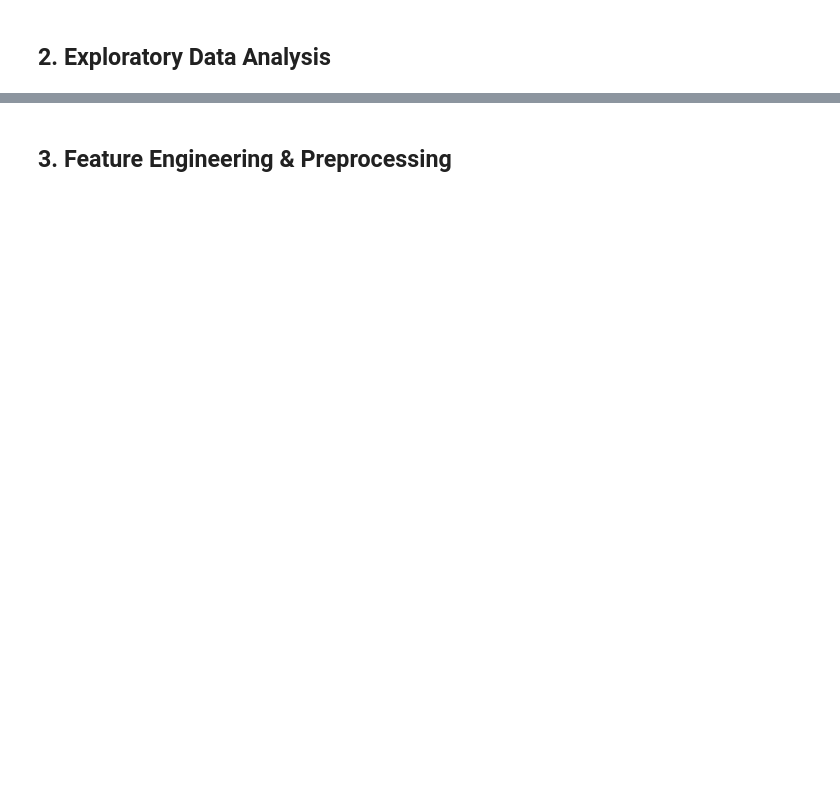
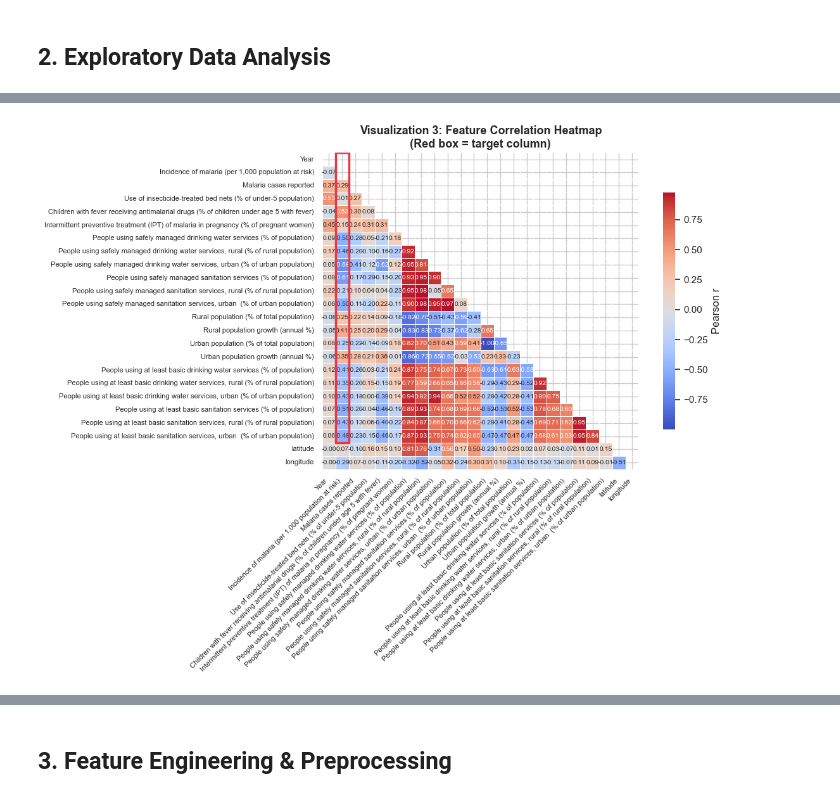
Before and after one commit to Elvin100s/Summative1, a Jupyter notebook: linear_regression_model/summative/linear_regression/multivariate.ipynb, the cells around one changed output, grey strips where cells are left out. Cells and saved outputs as stored; diff of their text form; code cells hidden in the pictures; blank space fills up the shorter version.

```diff
--- a/linear_regression_model/summative/linear_regression/multivariate.ipynb
+++ b/linear_regression_model/summative/linear_regression/multivariate.ipynb
@@ -139,30 +158,25 @@ plt.show()
 # %%
-# Visualization 3 – Correlation Heatmap (target column highlighted)
+# Visualization 3 – Correlation Heatmap
 numeric_df = df_raw.select_dtypes(include=[np.number])
 corr = numeric_df.corr()
 mask = np.triu(np.ones_like(corr, dtype=bool))
 
-# Build a custom linewidth matrix to bold the target column/row
-target_num = incidence_col if incidence_col in corr.columns else corr.columns[0]
-
 fig, ax = plt.subplots(figsize=(12, 9))
-hm = sns.heatmap(corr, mask=mask, annot=True, fmt='.2f', cmap='coolwarm',
-                 center=0, square=True, linewidths=0.4, ax=ax,
-                 cbar_kws={'shrink': 0.75, 'label': 'Pearson r'},
-                 annot_kws={'size': 7.5})
-
-# Highlight target column with a rectangle overlay
-if target_num in corr.columns:
-    target_idx = list(corr.columns).index(target_num)
-    ax.add_patch(plt.Rectangle((target_idx, 0), 1, len(corr) - target_idx - 1,
+sns.heatmap(corr, mask=mask, annot=True, fmt='.2f', cmap='coolwarm',
+            center=0, square=True, linewidths=0.4, ax=ax,
+            cbar_kws={'shrink': 0.75, 'label': 'Pearson r'}, annot_kws={'size': 7.5})
+if TARGET in corr.columns:
+    ti = list(corr.columns).index(TARGET)
+    ax.add_patch(plt.Rectangle((ti, 0), 1, len(corr) - ti - 1,
                                 fill=False, edgecolor='#E63946', lw=2.5, zorder=5))
-
-ax.set_title('Visualization 3: Feature Correlation Heatmap\n(Red box = target variable column)',
+ax.set_title('Visualization 3: Feature Correlation Heatmap\n(Red box = target column)',
              fontsize=13, fontweight='bold')
 plt.xticks(rotation=45, ha='right', fontsize=8)
 plt.yticks(fontsize=8)
 plt.tight_layout()
 plt.savefig('viz3_correlation_heatmap.png', dpi=150)
 plt.show()
-# Strong red = high positive correlation with incidence; strong blue = protective effect. Guides feature selection.
+# Strong red = high positive correlation with incidence; blue = protective effect. Guides feature selection.
+# %% [output]
+[figure, added]
 # %%
```
Also changed, not shown: parts of 28 cells of this notebook, 4 other files.
